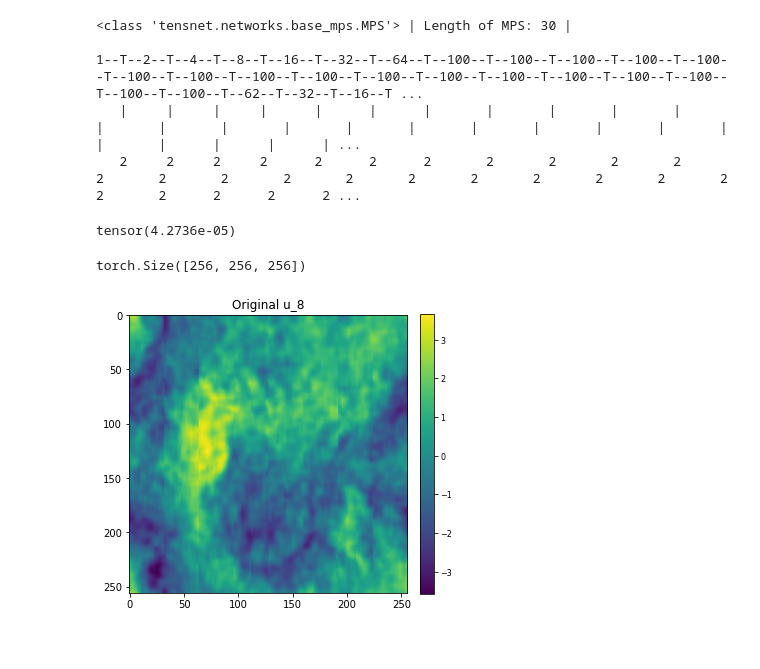
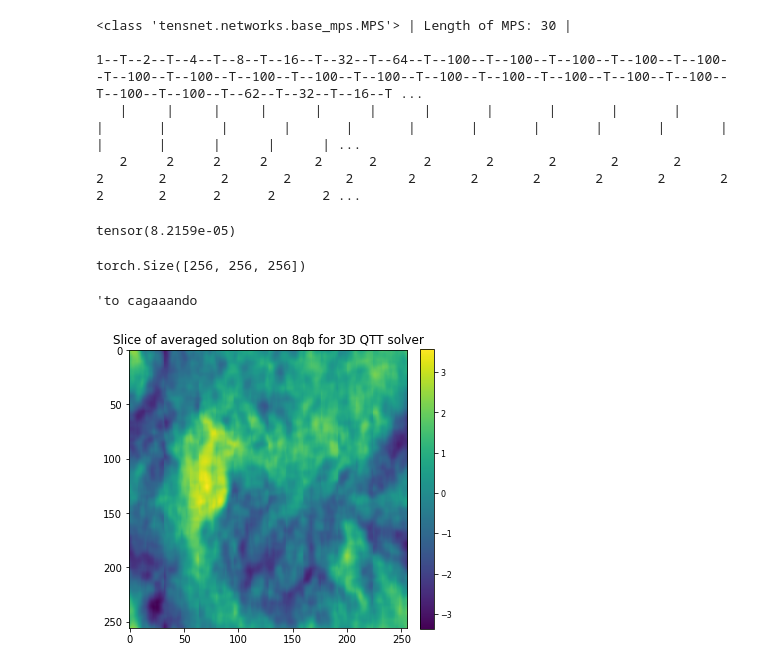
Before and after one commit to stefanopisoni/TN_Turbulence, a Jupyter notebook: 3D_evolution/3D_slices.ipynb, the cells around one changed output. Drawn from its saved outputs; the diff is of its cells as text; code cells hidden in the pictures.

Commit message:
Refactor plotting functions for improved clarity and performance

```diff
--- a/3D_evolution/3D_slices.ipynb
+++ b/3D_evolution/3D_slices.ipynb
@@ -26,7 +26,7 @@ name = f'{encoding_prefix}_{opt_method}_noq_{noq}_BD_{bd_max}_iter_{T}_{var}'
 # %%
 solution = tt.load_object(f'/Users/stefanopisoni/NoSync/3D_evolution/results/{name}.mpssol')
 # %%
-slice_mps = solution[0][0] # first index: u,v,w,p,times; second index: snapshot from 0 to T-1
+slice_mps = solution[0][10] # first index: u,v,w,p,times; second index: snapshot from 0 to T-1
 slice_mps
 # %% [output]
 <class 'tensnet.networks.base_mps.MPS'> | Length of MPS: 30 |
@@ -37,7 +37,7 @@ slice_mps
 # %%
 slice_mps.mean()
 # %% [output]
-tensor(4.2736e-05)
+tensor(8.2159e-05)
 # %%
 slice_mps_9 = slice_mps.average(9).average(18).average(27)
 slice_mps_8 = slice_mps_9.average(8).average(16).average(24)
@@ -50,16 +50,17 @@ torch.Size([256, 256, 256])
 # %%
 fig = plt.figure(figsize=(12,12))
 a = fig.add_subplot(121)
 
 
 p = a.imshow(slice_vec_8[:,:,100])
 
-a.set_title('Original u_8')
+a.set_title('Slice of averaged solution on 8qb for 3D QTT solver')
 
 cbar1 = fig.colorbar(p, ax=a, fraction=0.046, pad=0.04)
 cbar1.ax.tick_params(labelsize=8)
 
 
-# plt.savefig('Snapshot_8_qubits.pdf')
+plt.savefig('Slice of averaged solution on 8qb for 3D QTT solver.pdf')
 # %% [output]
+'to cagaaando
-[figure, old version]
+[figure, new version]
```
Also changed, not shown: 1 other file.
